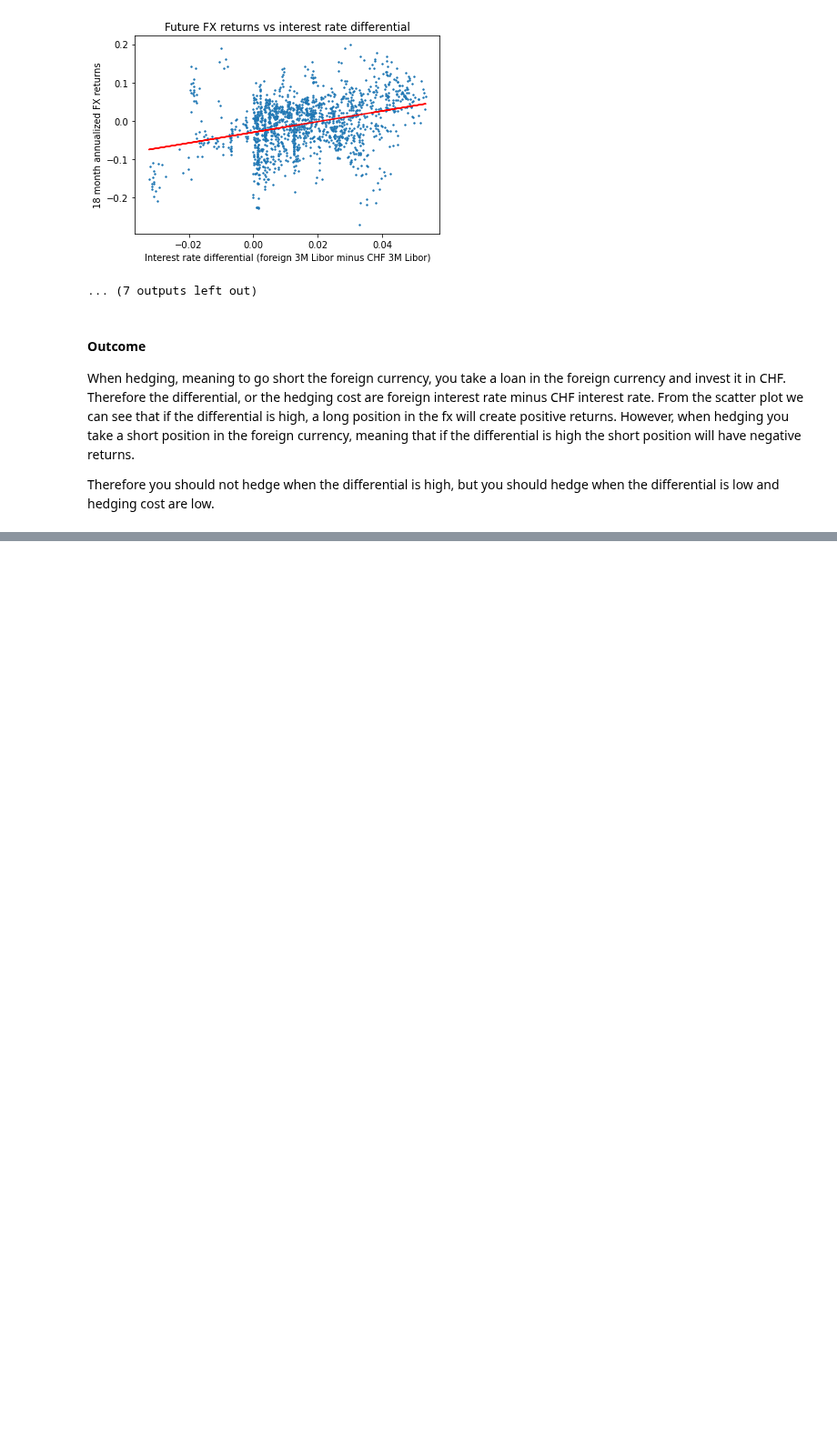
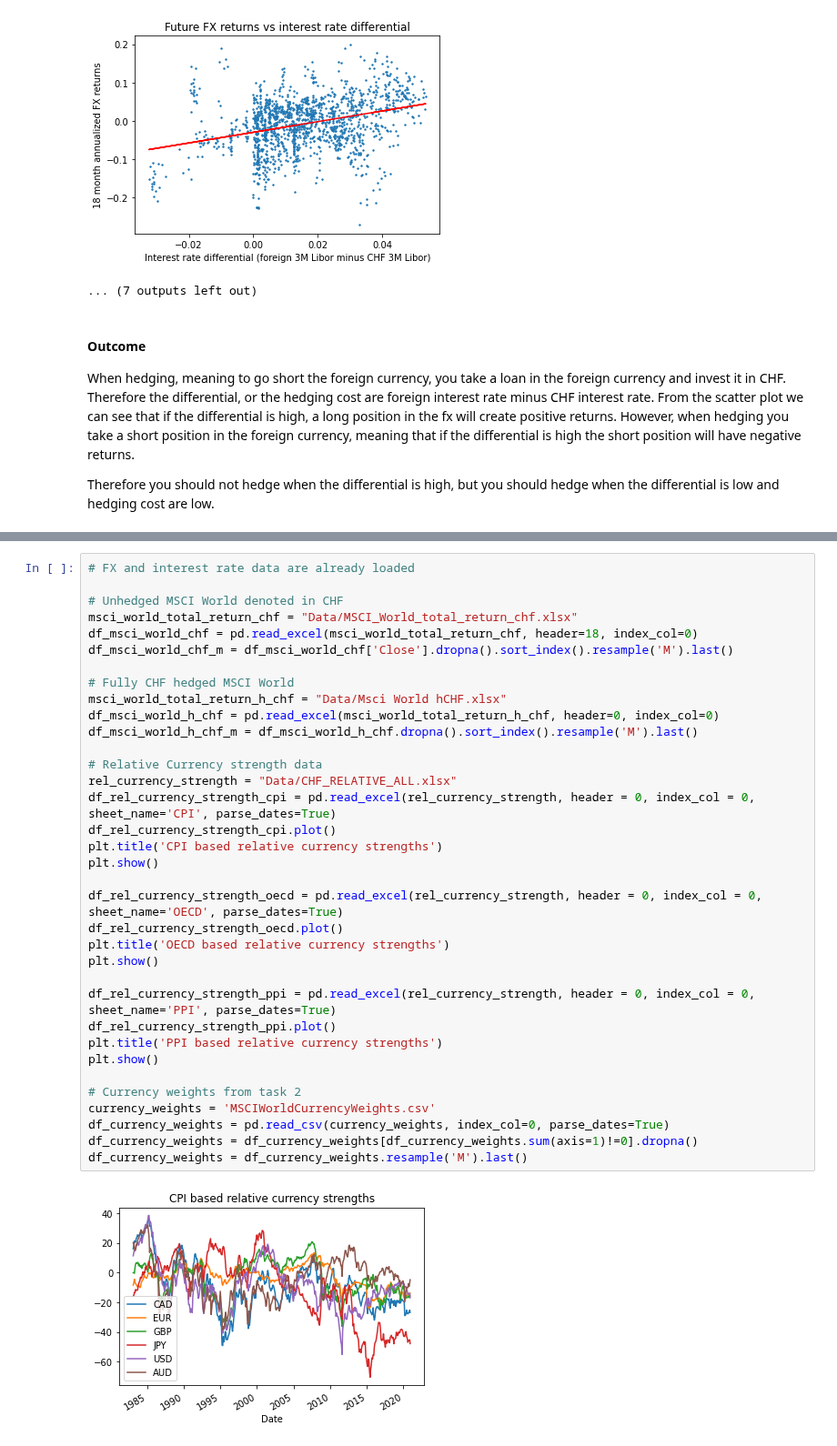
Before and after one commit to Tobias-Mann/Practicioners-Seminar-Notebook, a Jupyter notebook: Dynamic Currency Hedging.ipynb, the cells around one changed output, grey strips where cells are left out. Shown at 91% size. Saved outputs shown, nothing was run; the diff lists cells and outputs as text; blank space fills up the shorter version.

Commit message:
Finished the Dynamic Currency Hedging

```diff
--- a/Dynamic Currency Hedging.ipynb
+++ b/Dynamic Currency Hedging.ipynb
@@ -229,0 +241,37 @@ Therefore you should not hedge when the differential is high, but you should hed
+# %%
+# FX and interest rate data are already loaded
+
+# Unhedged MSCI World denoted in CHF
+msci_world_total_return_chf = "Data/MSCI_World_total_return_chf.xlsx"
+df_msci_world_chf = pd.read_excel(msci_world_total_return_chf, header=18, index_col=0)
+df_msci_world_chf_m = df_msci_world_chf['Close'].dropna().sort_index().resample('M').last()
+
+# Fully CHF hedged MSCI World
+msci_world_total_return_h_chf = "Data/Msci World hCHF.xlsx"
+df_msci_world_h_chf = pd.read_excel(msci_world_total_return_h_chf, header=0, index_col=0)
+df_msci_world_h_chf_m = df_msci_world_h_chf.dropna().sort_index().resample('M').last()
+
+# Relative Currency strength data
+rel_currency_strength = "Data/CHF_RELATIVE_ALL.xlsx"
+df_rel_currency_strength_cpi = pd.read_excel(rel_currency_strength, header = 0, index_col = 0, sheet_name='CPI', parse_dates=True)
+df_rel_currency_strength_cpi.plot()
+plt.title('CPI based relative currency strengths')
+plt.show()
+
+df_rel_currency_strength_oecd = pd.read_excel(rel_currency_strength, header = 0, index_col = 0, sheet_name='OECD', parse_dates=True)
+df_rel_currency_strength_oecd.plot()
+plt.title('OECD based relative currency strengths')
+plt.show()
+
+df_rel_currency_strength_ppi = pd.read_excel(rel_currency_strength, header = 0, index_col = 0, sheet_name='PPI', parse_dates=True)
+df_rel_currency_strength_ppi.plot()
+plt.title('PPI based relative currency strengths')
+plt.show()
+
+# Currency weights from task 2
+currency_weights = 'MSCIWorldCurrencyWeights.csv'
+df_currency_weights = pd.read_csv(currency_weights, index_col=0, parse_dates=True)
+df_currency_weights = df_currency_weights[df_currency_weights.sum(axis=1)!=0].dropna()
+df_currency_weights = df_currency_weights.resample('M').last()
+# %% [output]
+[figure, added]
```
Also changed, not shown: parts of 25 cells of this notebook, 1 other file.
